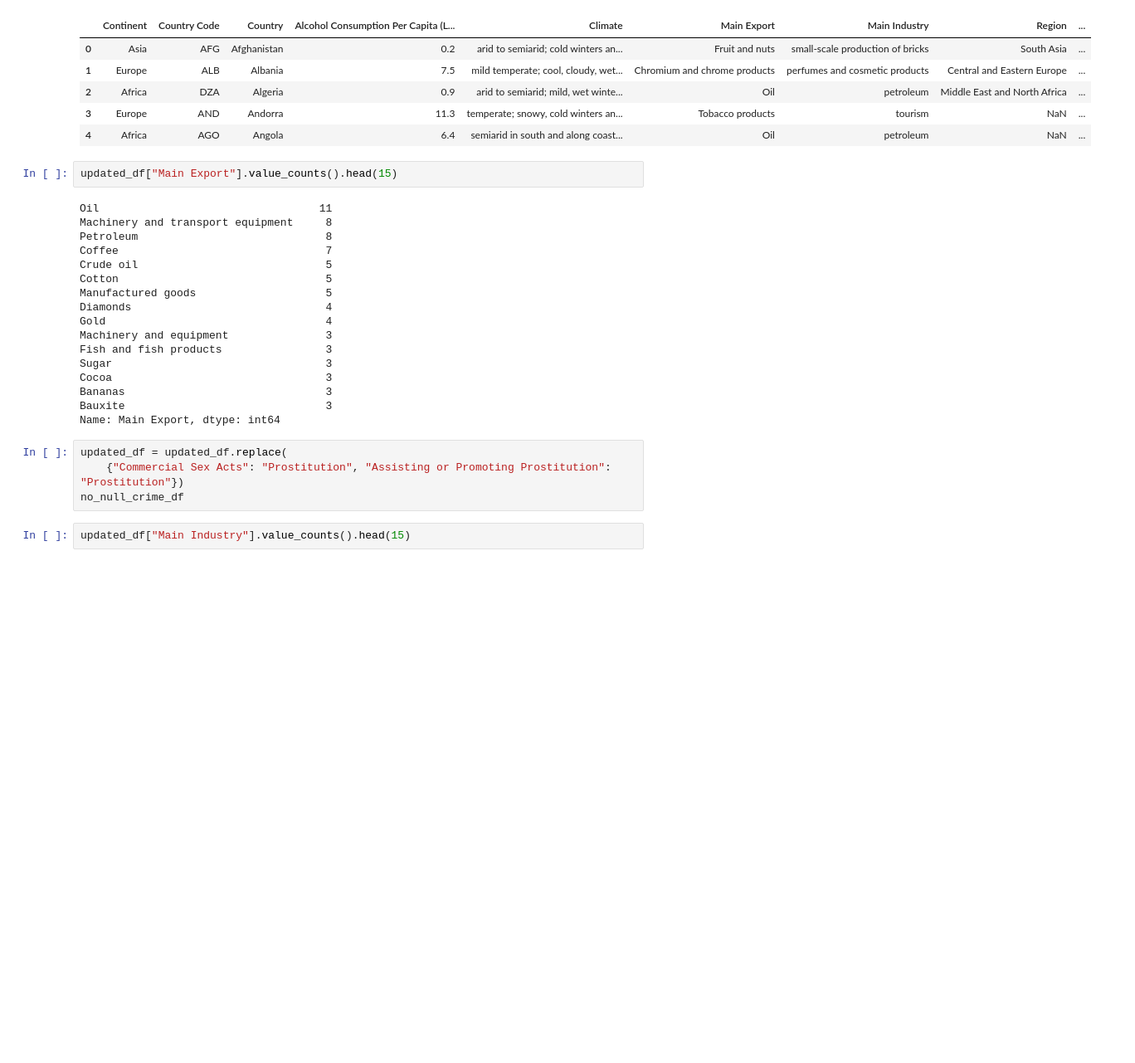
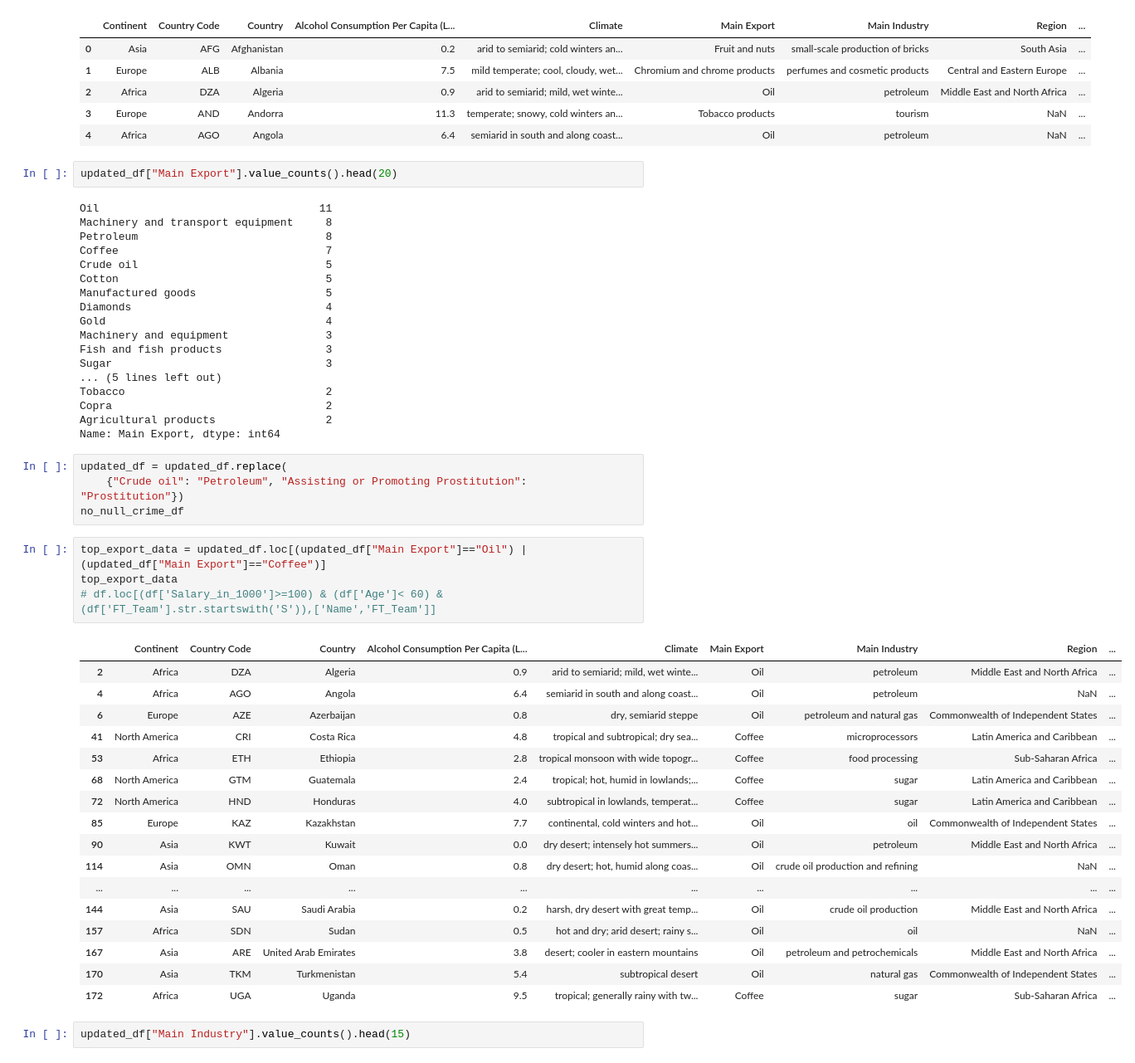
Before and after one commit to reccleston/data-analysis-project-1, a Jupyter notebook: nadia/project_work_2021.ipynb, the cells around one changed output. Shown at 83% size. Saved outputs shown, nothing was run; the diff lists cells and outputs as text; blank space fills up the shorter version.

```diff
--- a/nadia/project_work_2021.ipynb
+++ b/nadia/project_work_2021.ipynb
@@ -31,7 +31,7 @@ updated_df.head()
 | 3 | Europe | AND | Andorra | 11.3 | temperate; snowy, cold winters an... | Tobacco products | tourism | NaN | ... |
 | 4 | Africa | AGO | Angola | 6.4 | semiarid in south and along coast... | Oil | petroleum | NaN | ... |
 # %%
-updated_df["Main Export"].value_counts().head(15)
+updated_df["Main Export"].value_counts().head(20)
 # %% [output]
 Oil                                  11
 Machinery and transport equipment     8
@@ -45,14 +45,37 @@ Gold                                  4
 Machinery and equipment               3
 Fish and fish products                3
 Sugar                                 3
-Cocoa                                 3
-Bananas                               3
-Bauxite                               3
+... (5 lines left out)
+Tobacco                               2
+Copra                                 2
+Agricultural products                 2
 Name: Main Export, dtype: int64
 # %%
 updated_df = updated_df.replace(
-    {"Commercial Sex Acts": "Prostitution", "Assisting or Promoting Prostitution": "Prostitution"})
+    {"Crude oil": "Petroleum", "Assisting or Promoting Prostitution": "Prostitution"})
 no_null_crime_df
+# %%
+top_export_data = updated_df.loc[(updated_df["Main Export"]=="Oil") | (updated_df["Main Export"]=="Coffee")]
+top_export_data
+# df.loc[(df['Salary_in_1000']>=100) & (df['Age']< 60) & (df['FT_Team'].str.startswith('S')),['Name','FT_Team']]
+# %% [output]
+|  | Continent | Country Code | Country | Alcohol Consumption Per Capita (L... | Climate | Main Export | Main Industry | Region | ... |
+| 2 | Africa | DZA | Algeria | 0.9 | arid to semiarid; mild, wet winte... | Oil | petroleum | Middle East and North Africa | ... |
+| 4 | Africa | AGO | Angola | 6.4 | semiarid in south and along coast... | Oil | petroleum | NaN | ... |
+| 6 | Europe | AZE | Azerbaijan | 0.8 | dry, semiarid steppe | Oil | petroleum and natural gas | Commonwealth of Independent States | ... |
+| 41 | North America | CRI | Costa Rica | 4.8 | tropical and subtropical; dry sea... | Coffee | microprocessors | Latin America and Caribbean | ... |
+| 53 | Africa | ETH | Ethiopia | 2.8 | tropical monsoon with wide topogr... | Coffee | food processing | Sub-Saharan Africa | ... |
+| 68 | North America | GTM | Guatemala | 2.4 | tropical; hot, humid in lowlands;... | Coffee | sugar | Latin America and Caribbean | ... |
+| 72 | North America | HND | Honduras | 4.0 | subtropical in lowlands, temperat... | Coffee | sugar | Latin America and Caribbean | ... |
+| 85 | Europe | KAZ | Kazakhstan | 7.7 | continental, cold winters and hot... | Oil | oil | Commonwealth of Independent States | ... |
+| 90 | Asia | KWT | Kuwait | 0.0 | dry desert; intensely hot summers... | Oil | petroleum | Middle East and North Africa | ... |
+| 114 | Asia | OMN | Oman | 0.8 | dry desert; hot, humid along coas... | Oil | crude oil production and refining | NaN | ... |
+| ... | ... | ... | ... | ... | ... | ... | ... | ... | ... |
+| 144 | Asia | SAU | Saudi Arabia | 0.2 | harsh, dry desert with great temp... | Oil | crude oil production | Middle East and North Africa | ... |
+| 157 | Africa | SDN | Sudan | 0.5 | hot and dry; arid desert; rainy s... | Oil | oil | NaN | ... |
+| 167 | Asia | ARE | United Arab Emirates | 3.8 | desert; cooler in eastern mountains | Oil | petroleum and petrochemicals | Middle East and North Africa | ... |
+| 170 | Asia | TKM | Turkmenistan | 5.4 | subtropical desert | Oil | natural gas | Commonwealth of Independent States | ... |
+| 172 | Africa | UGA | Uganda | 9.5 | tropical; generally rainy with tw... | Coffee | sugar | Sub-Saharan Africa | ... |
 # %%
 updated_df["Main Industry"].value_counts().head(15)
 # %% [output]
```
Also changed, not shown: 1 other file.
